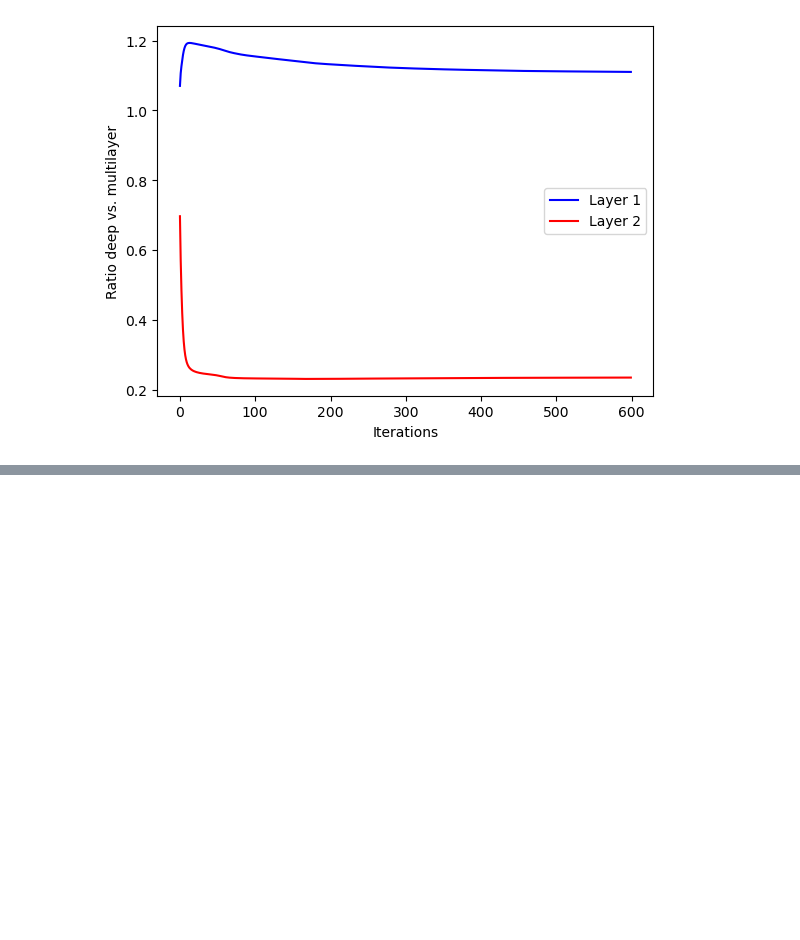
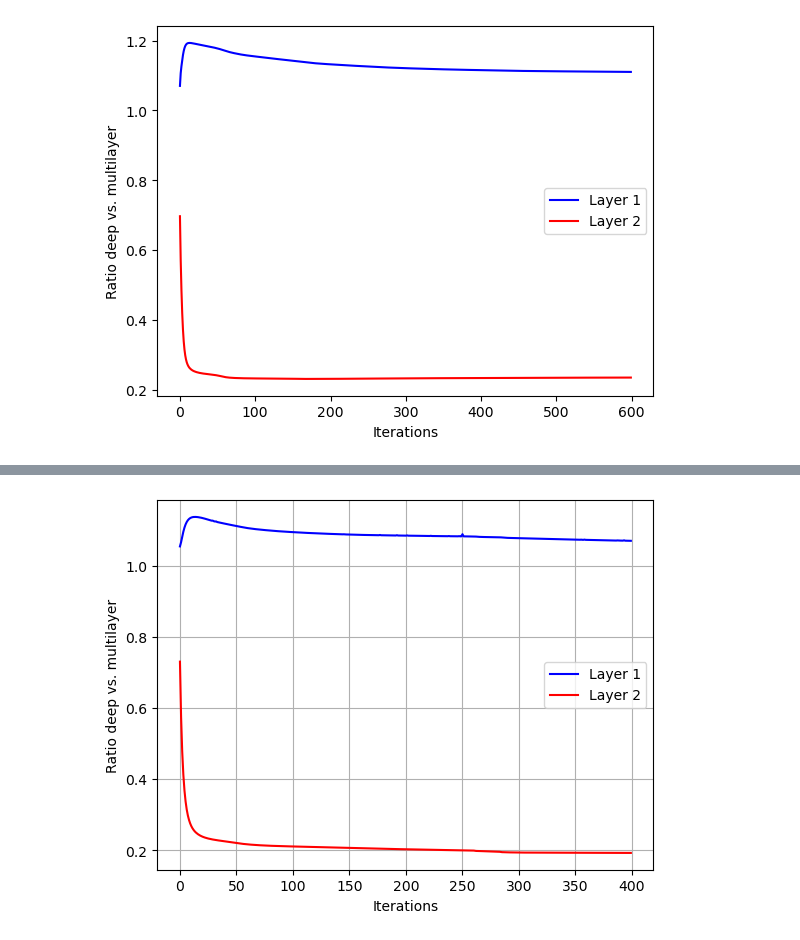
Before and after one commit to ax-le/Deep_NMF_Audio, a Jupyter notebook: notebook_deep_nmf_structure.ipynb, the cells around one changed output, grey strips where cells are left out. Cells and saved outputs as stored; diff of their text form; code cells hidden in the pictures; blank space fills up the shorter version.

```diff
--- a/notebook_deep_nmf_structure.ipynb
+++ b/notebook_deep_nmf_structure.ipynb
@@ -123,0 +186,15 @@ Layer 2: [1. 1. 1. 1. 1. 1. 1. 1.]
+# %%
+# Evolution of the erros at the different levels of
+# deep β-NMF with β = 1 (initialized with multilayer β-NMF after 100 iterations)
+# divided by the error of multilayer β-NMF after 10 iterations.
+plt.figure(1)
+plt.plot(errors_deep[0,1:], color='blue', label='Layer 1')
+plt.plot(errors_deep[1,1:], color='red', label='Layer 2')
+plt.xlabel('Iterations')
+plt.ylabel('Ratio deep vs. multilayer')
+# plt.title(r'Computation $x^\star$')
+plt.legend()
+plt.grid()
+plt.show()
+# %% [output]
+[figure, added]
```
Also changed, not shown: parts of 8 cells of this notebook, 1 other file.
